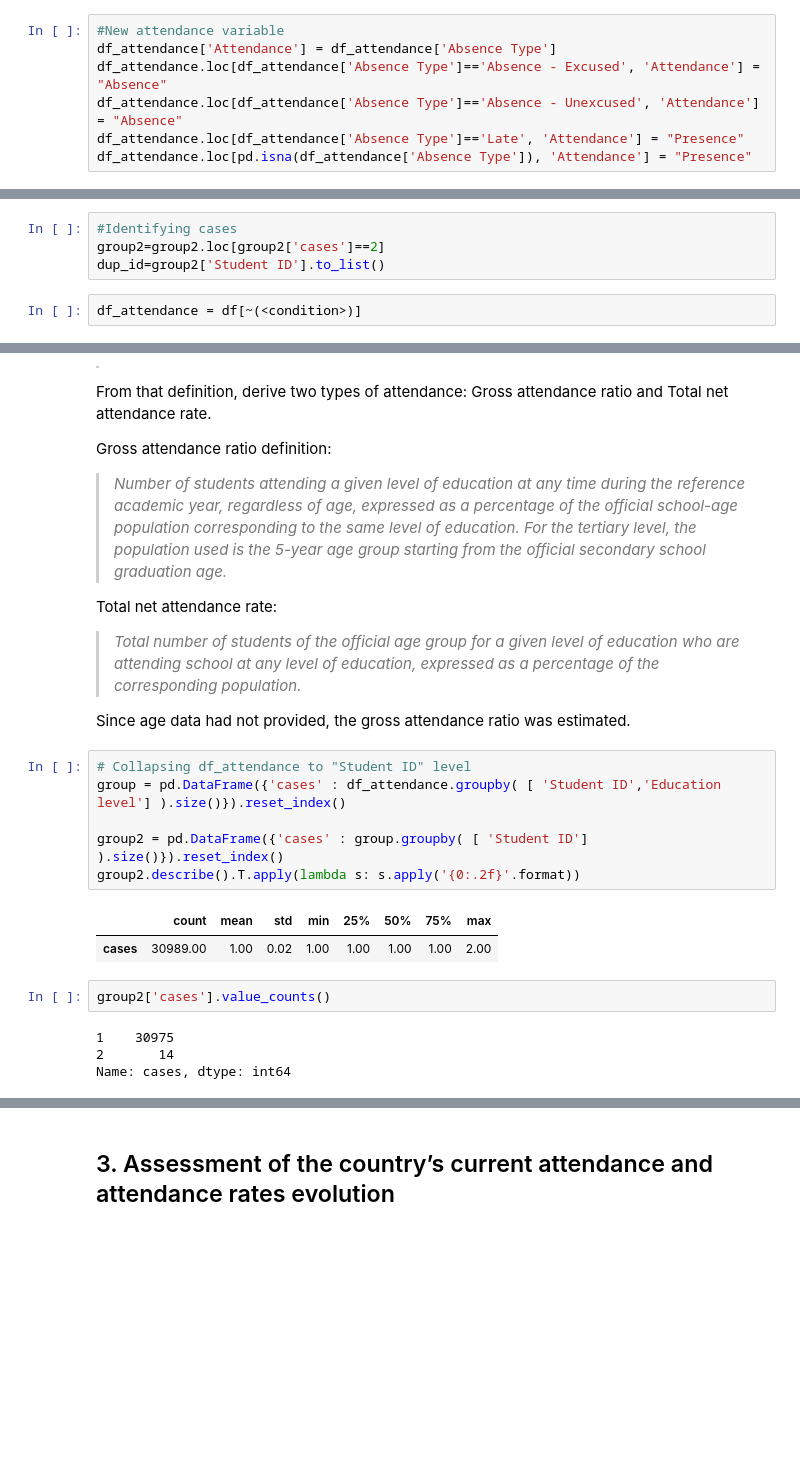
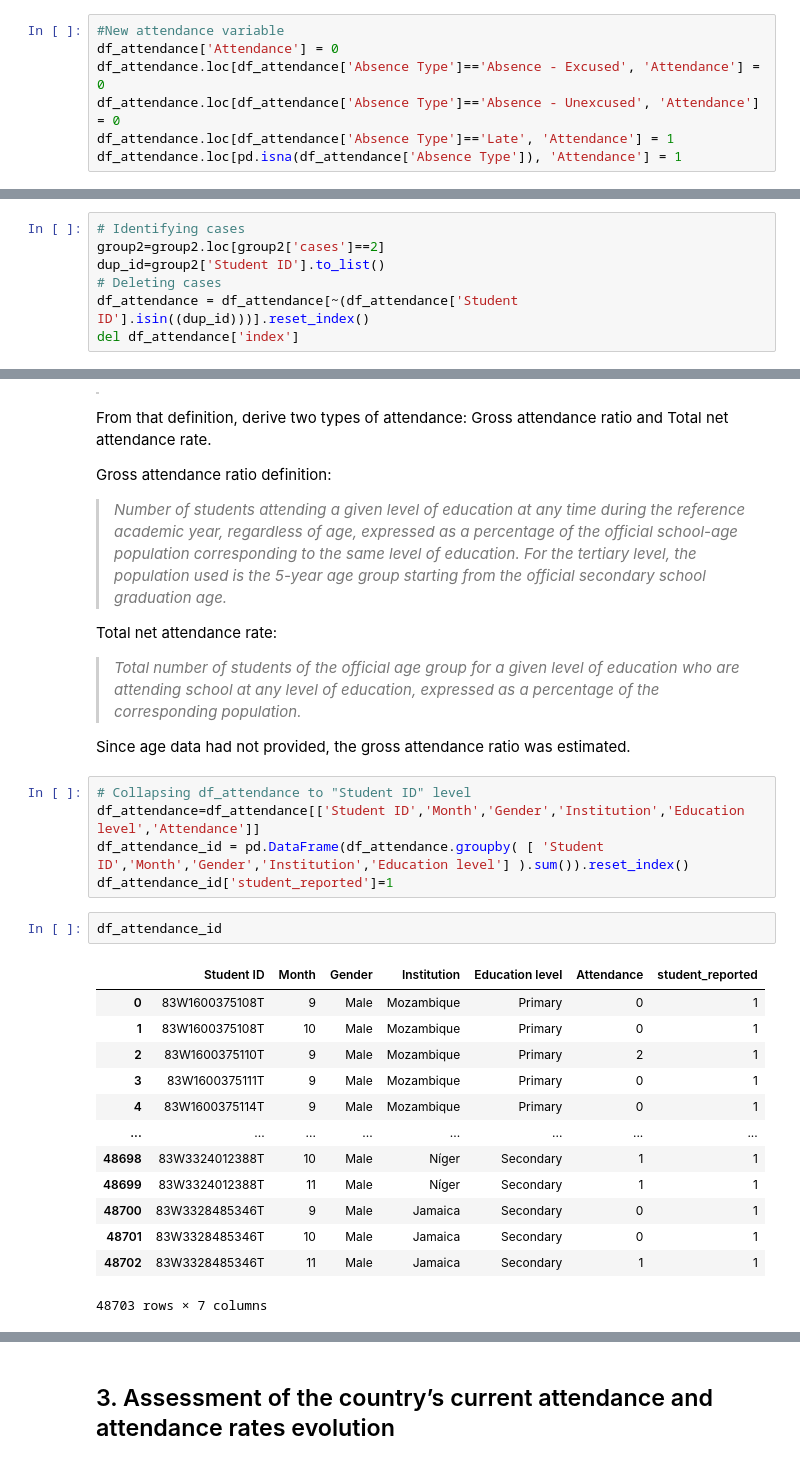
Before and after one commit to maurottito/school_attendance_metrics, a Jupyter notebook: attendance_metrics_MT.ipynb, the cells around one changed output, grey strips where cells are left out. Saved outputs shown, nothing was run; the diff lists cells and outputs as text; blank space fills up the shorter version.

Commit message:
update name of notebook

```diff
--- a/analisis_exploratorio.ipynb
+++ b/attendance_metrics_MT.ipynb
@@ -273,11 +274,11 @@ ax=sns.countplot(x='Absence Type',data=df_attendance,palette='RdBu_r')
 **Assumption:** late, and NaN were considered as presence.
 # %%
 #New attendance variable
-df_attendance['Attendance'] = df_attendance['Absence Type']
-df_attendance.loc[df_attendance['Absence Type']=='Absence - Excused', 'Attendance'] = "Absence"
-df_attendance.loc[df_attendance['Absence Type']=='Absence - Unexcused', 'Attendance'] = "Absence"
-df_attendance.loc[df_attendance['Absence Type']=='Late', 'Attendance'] = "Presence"
-df_attendance.loc[pd.isna(df_attendance['Absence Type']), 'Attendance'] = "Presence"
+df_attendance['Attendance'] = 0
+df_attendance.loc[df_attendance['Absence Type']=='Absence - Excused', 'Attendance'] = 0
+df_attendance.loc[df_attendance['Absence Type']=='Absence - Unexcused', 'Attendance'] = 0
+df_attendance.loc[df_attendance['Absence Type']=='Late', 'Attendance'] = 1
+df_attendance.loc[pd.isna(df_attendance['Absence Type']), 'Attendance'] = 1
 # %%
 df_attendance.groupby(['Attendance'], dropna=False).size()
 # %% [output]
@@ -440,8 +440,9 @@ Name: cases, dtype: int64
 # %% [markdown]
 There are 14 "Student ID" cases in the database in more than one "Education level". These cases were eliminated.
 # %%
-#Identifying cases
+# Identifying cases
 group2=group2.loc[group2['cases']==2]
 dup_id=group2['Student ID'].to_list()
+# Deleting cases
+df_attendance = df_attendance[~(df_attendance['Student ID'].isin((dup_id)))].reset_index()
+del df_attendance['index']
-# %%
-df_attendance = df[~(<condition>)]
@@ -534,18 +529,24 @@ Total net attendance rate:
 > *Total number of students of the official age group for a given level of education who are attending school at any level of education, expressed as a percentage of the corresponding population.*
 
 Since age data had not provided, the gross attendance ratio was estimated.
-# %%
-# Collapsing df_attendance to "Student ID" level
-group = pd.DataFrame({'cases' : df_attendance.groupby( [ 'Student ID','Education level'] ).size()}).reset_index()
-
-group2 = pd.DataFrame({'cases' : group.groupby( [ 'Student ID'] ).size()}).reset_index()
-group2.describe().T.apply(lambda s: s.apply('{0:.2f}'.format))
-# %% [output]
-|  | count | mean | std | min | 25% | 50% | 75% | max |
-| cases | 30989.00 | 1.00 | 0.02 | 1.00 | 1.00 | 1.00 | 1.00 | 2.00 |
-# %%
-group2['cases'].value_counts()
-# %% [output]
-1    30975
-2       14
-Name: cases, dtype: int64
+# %%
+# Collapsing df_attendance to "Student ID" level
+df_attendance=df_attendance[['Student ID','Month','Gender','Institution','Education level','Attendance']]
+df_attendance_id = pd.DataFrame(df_attendance.groupby( [ 'Student ID','Month','Gender','Institution','Education level'] ).sum()).reset_index()
+df_attendance_id['student_reported']=1
+# %%
+df_attendance_id
+# %% [output]
+|  | Student ID | Month | Gender | Institution | Education level | Attendance | student_reported |
+| 0 | 83W1600375108T | 9 | Male | Mozambique | Primary | 0 | 1 |
+| 1 | 83W1600375108T | 10 | Male | Mozambique | Primary | 0 | 1 |
+| 2 | 83W1600375110T | 9 | Male | Mozambique | Primary | 2 | 1 |
+| 3 | 83W1600375111T | 9 | Male | Mozambique | Primary | 0 | 1 |
+| 4 | 83W1600375114T | 9 | Male | Mozambique | Primary | 0 | 1 |
+| ... | ... | ... | ... | ... | ... | ... | ... |
+| 48698 | 83W3324012388T | 10 | Male | Níger | Secondary | 1 | 1 |
+| 48699 | 83W3324012388T | 11 | Male | Níger | Secondary | 1 | 1 |
+| 48700 | 83W3328485346T | 9 | Male | Jamaica | Secondary | 0 | 1 |
+| 48701 | 83W3328485346T | 10 | Male | Jamaica | Secondary | 0 | 1 |
+| 48702 | 83W3328485346T | 11 | Male | Jamaica | Secondary | 1 | 1 |
+48703 rows × 7 columns
```
Also changed, not shown: parts of 45 cells of this notebook.
